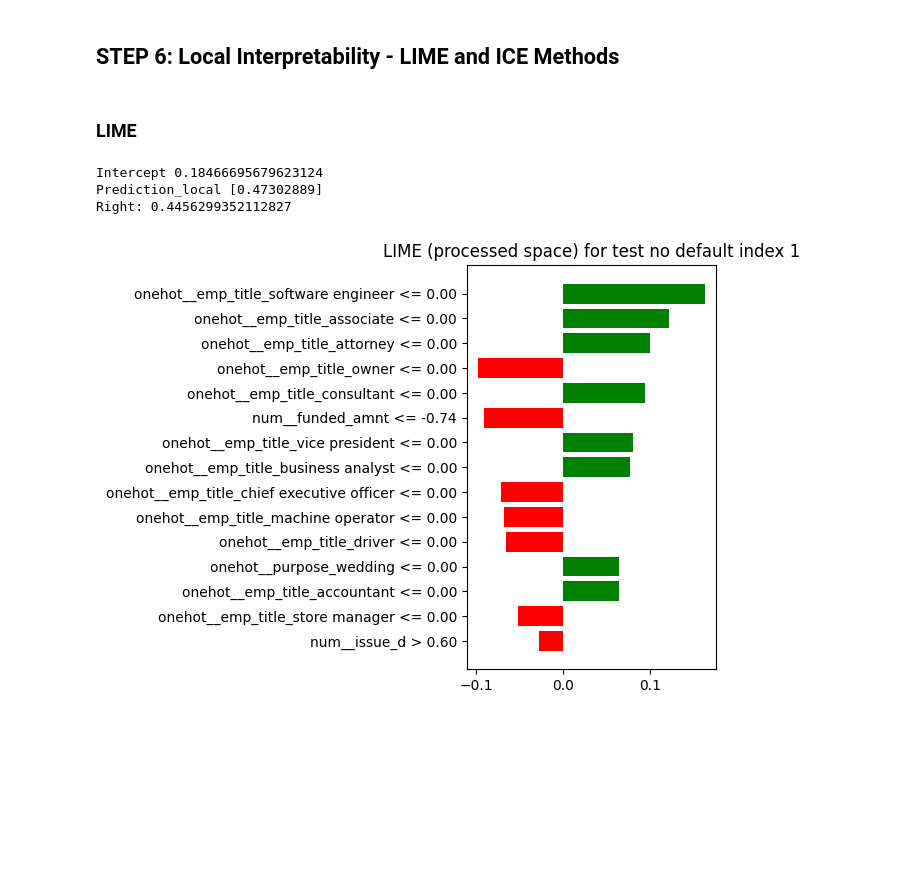
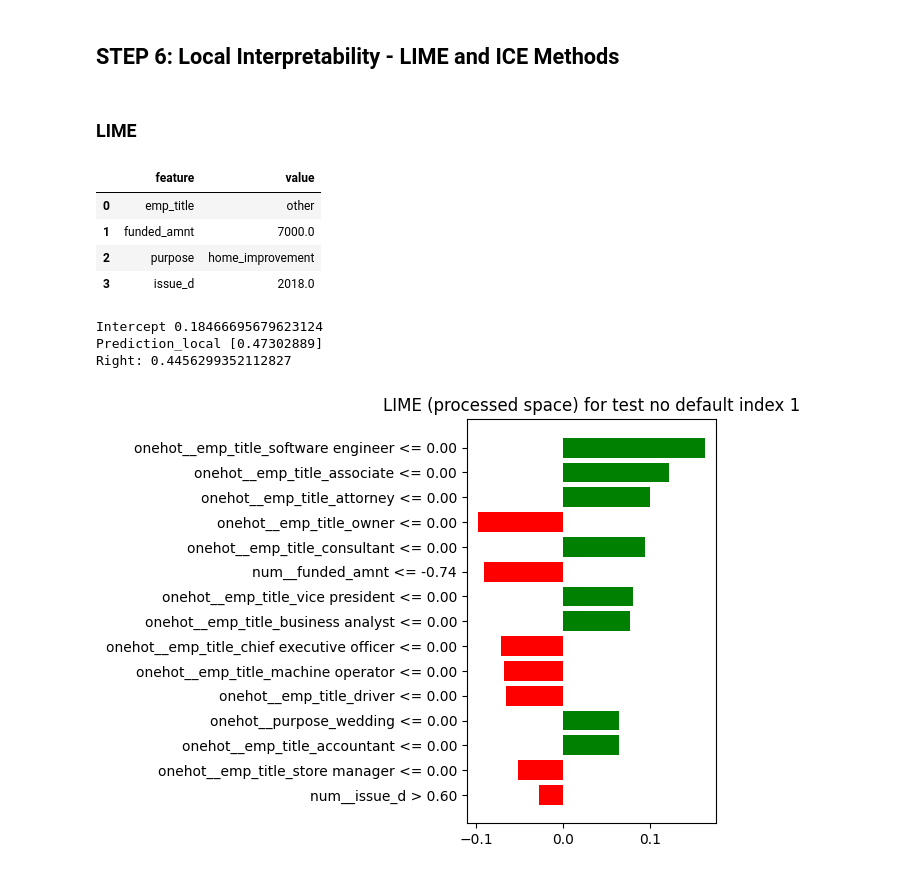
Before and after one commit to DENGDixin/isaf-g2, a Jupyter notebook: project.ipynb, the cells around one changed output. Drawn from its saved outputs; the diff is of its cells as text; code cells hidden in the pictures; blank space fills up the shorter version.

```diff
--- a/project.ipynb
+++ b/project.ipynb
@@ -520,6 +520,20 @@ best_clf = final_pipe.named_steps['classifier']
 
 def predict_proba_on_processed(Xp):
     return best_clf.predict_proba(Xp)
+# %%
+no_idx_instance = X_test.iloc[[no_idx]]
+no_idx_instance = no_idx_instance[['emp_title', 'funded_amnt', 'purpose','issue_d']]
+
+vert = no_idx_instance.iloc[0].to_frame(name='value')
+vert.index.name = 'feature'
+vert = vert.reset_index()
+display(vert)
+# %% [output]
+|  | feature | value |
+| 0 | emp_title | other |
+| 1 | funded_amnt | 7000.0 |
+| 2 | purpose | home_improvement |
+| 3 | issue_d | 2018.0 |
 # %%
 X_train_proc = preprocessor.transform(X_train)
 X_test_proc  = preprocessor.transform(X_test)
```
Also changed, not shown: parts of 1 cell of this notebook.
